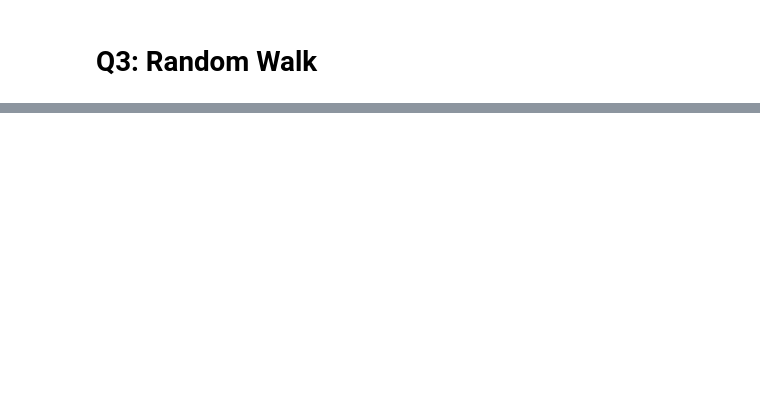
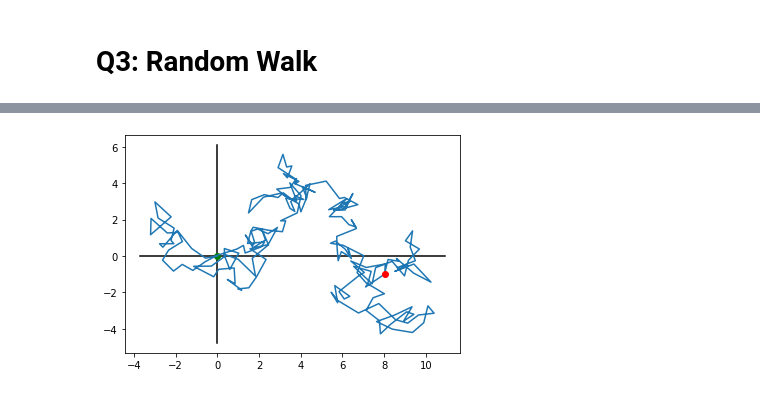
Before and after one commit to PeithonKing/comp_phys_P346, a Jupyter notebook: 2.assign2_rand.ipynb, the cells around one changed output, grey strips where cells are left out. Saved outputs shown, nothing was run; the diff lists cells and outputs as text; code cells hidden in the pictures; blank space fills up the shorter version.

```diff
--- a/2.assign2_rand.ipynb
+++ b/2.assign2_rand.ipynb
@@ -61,0 +88,35 @@ plt.show()
+# %%
+import matplotlib.pyplot as plt
+from matplotlib.animation import PillowWriter
+from library.random import random_walk
+from tqdm import tqdm
+points, dist = random_walk(steps=200, seed=0.52, plot = False)
+pointsx, pointsy = zip(*points)
+
+
+fig = plt.figure()
+# Axes
+plt.plot([max(pointsx)+0.5, min(pointsx)-0.5], [0, 0], '#000000')  # x-axis
+plt.plot([0, 0], [max(pointsy)+0.5, min(pointsy)-0.5], '#000000')  # y-axis
+
+plt.plot(pointsx[0], pointsy[0], "go")  # starting point
+l, = plt.plot([], [])
+
+metadata = dict(title='Movie', artist='codinglikemad')
+writer = PillowWriter(fps=15, metadata=metadata)
+
+with writer.saving(fig, "random_walk.gif", 100):
+
+    # updating the different frames
+    for i in tqdm(range(len(points)+1)):
+        l.set_data(pointsx[:i], pointsy[:i])
+        writer.grab_frame()
+
+    # add the last point
+    plt.plot(pointsx[-1], pointsy[-1], "ro")
+
+    # Adding delay at the end of the gif
+    for i in range(20):
+        writer.grab_frame()
+# %% [output]
+[figure, added]
```
Also changed, not shown: parts of 13 cells of this notebook, 3 other files.
